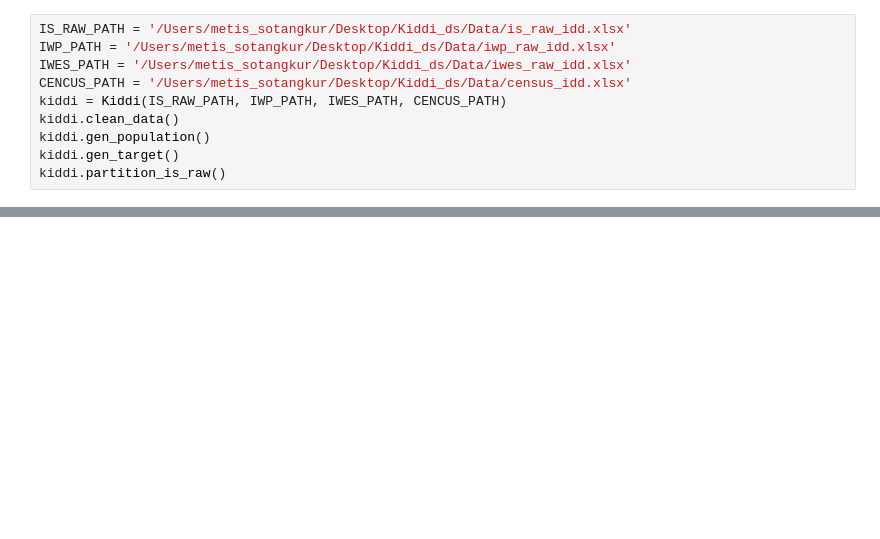
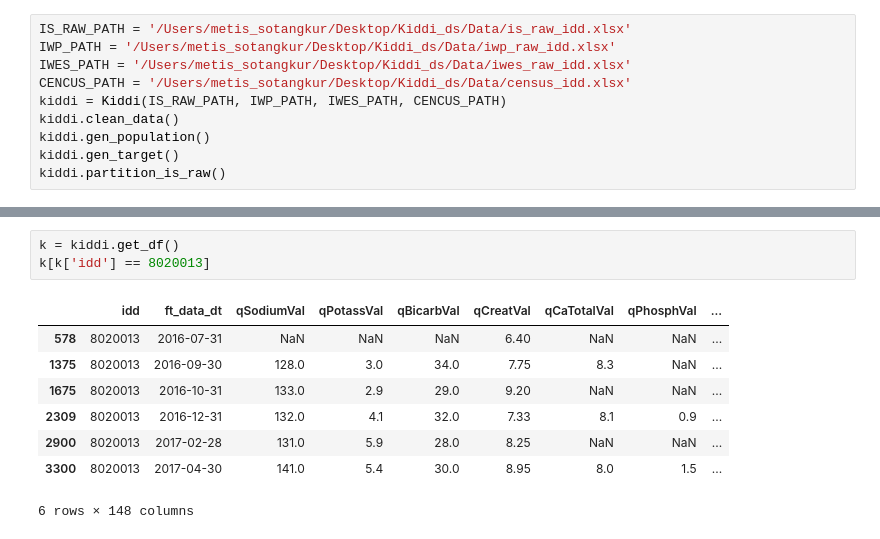
Before and after one commit to Jack47744/Kiddi, a Jupyter notebook: kiddi.ipynb, the cells around one changed output, grey strips where cells are left out. Drawn from its saved outputs; the diff is of its cells as text; blank space fills up the shorter version.

```diff
--- a/kiddi.ipynb
+++ b/kiddi.ipynb
@@ -302,0 +385,12 @@ pop['ft_data_dt'].astype('datetime64[M]') - pd.DateOffset(months=1) + MonthEnd(1
+# %%
+k = kiddi.get_df()
+k[k['idd'] == 8020013]
+# %% [output]
+|  | idd | ft_data_dt | qSodiumVal | qPotassVal | qBicarbVal | qCreatVal | qCaTotalVal | qPhosphVal | ... |
+| 578 | 8020013 | 2016-07-31 | NaN | NaN | NaN | 6.40 | NaN | NaN | ... |
+| 1375 | 8020013 | 2016-09-30 | 128.0 | 3.0 | 34.0 | 7.75 | 8.3 | NaN | ... |
+| 1675 | 8020013 | 2016-10-31 | 133.0 | 2.9 | 29.0 | 9.20 | NaN | NaN | ... |
+| 2309 | 8020013 | 2016-12-31 | 132.0 | 4.1 | 32.0 | 7.33 | 8.1 | 0.9 | ... |
+| 2900 | 8020013 | 2017-02-28 | 131.0 | 5.9 | 28.0 | 8.25 | NaN | NaN | ... |
+| 3300 | 8020013 | 2017-04-30 | 141.0 | 5.4 | 30.0 | 8.95 | 8.0 | 1.5 | ... |
+6 rows × 148 columns
```
Also changed, not shown: parts of 7 cells of this notebook.
